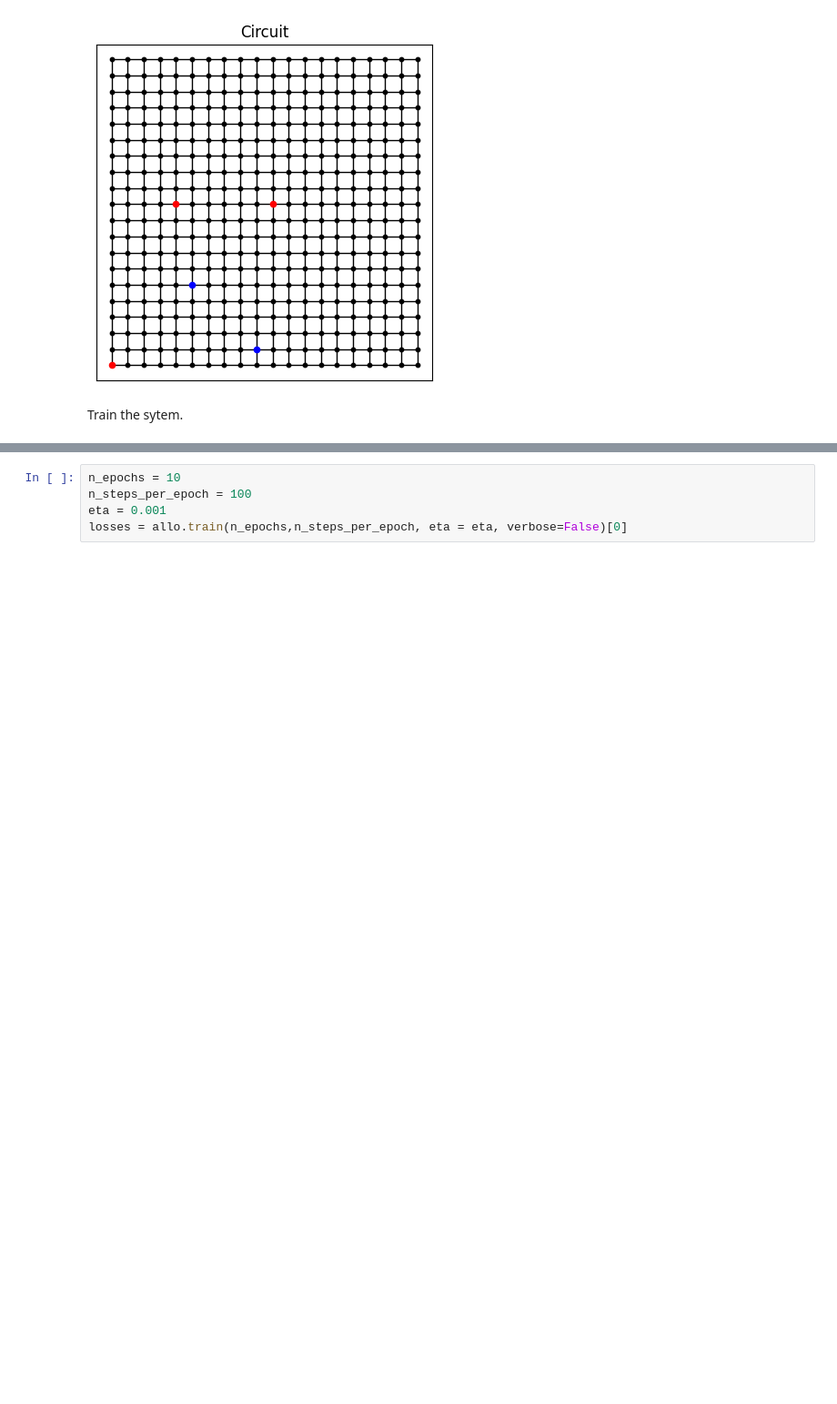
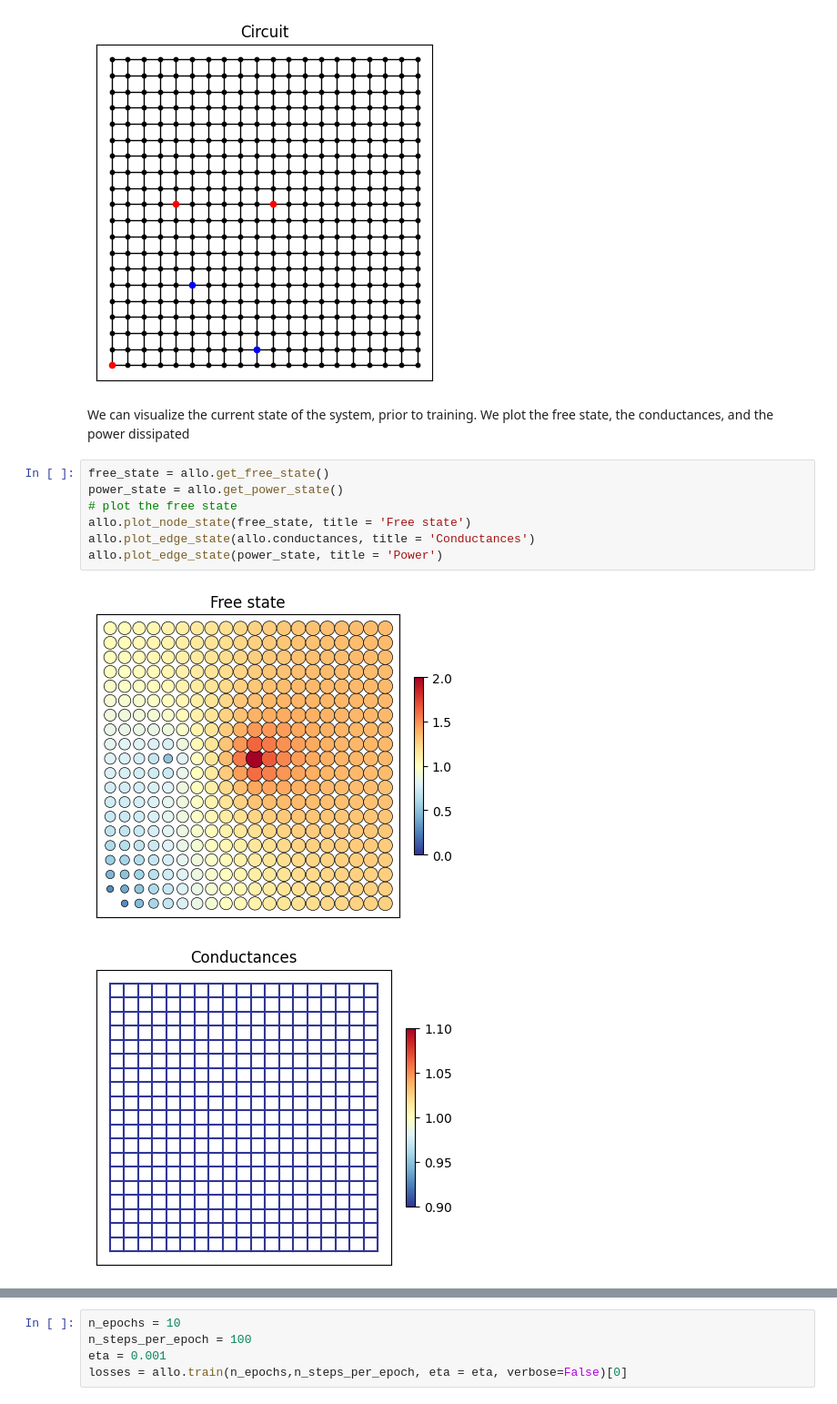
Before and after one commit to maguzj/coupled_learning, a Jupyter notebook: coupled_learning/example_training.ipynb, the cells around one changed output, grey strips where cells are left out. Shown at 91% size. Drawn from its saved outputs; the diff is of its cells as text; blank space fills up the shorter version.

```diff
--- a/coupled_learning/example_training.ipynb
+++ b/coupled_learning/example_training.ipynb
@@ -32,5 +32,16 @@ _ = allo.set_task(indices_source, inputs_source, indices_target, outputs_target)
 allo.plot_circuit(title = 'Circuit', lw=1.0, point_size=10.0, highlight_nodes=True)
 # %% [output]
 [figure]
-# %% [markdown]
-Train the sytem.
+# %% [markdown]
+We can visualize the current state of the system, prior to training.
+We plot the free state, the conductances, and the power dissipated
+# %%
+free_state = allo.get_free_state()
+power_state = allo.get_power_state()
+# plot the free state
+allo.plot_node_state(free_state, title = 'Free state')
+allo.plot_edge_state(allo.conductances, title = 'Conductances')
+allo.plot_edge_state(power_state, title = 'Power')
+# %% [output]
+[figure, added]
+[figure, added]
```
Also changed, not shown: parts of 7 cells of this notebook, 2 other files.
